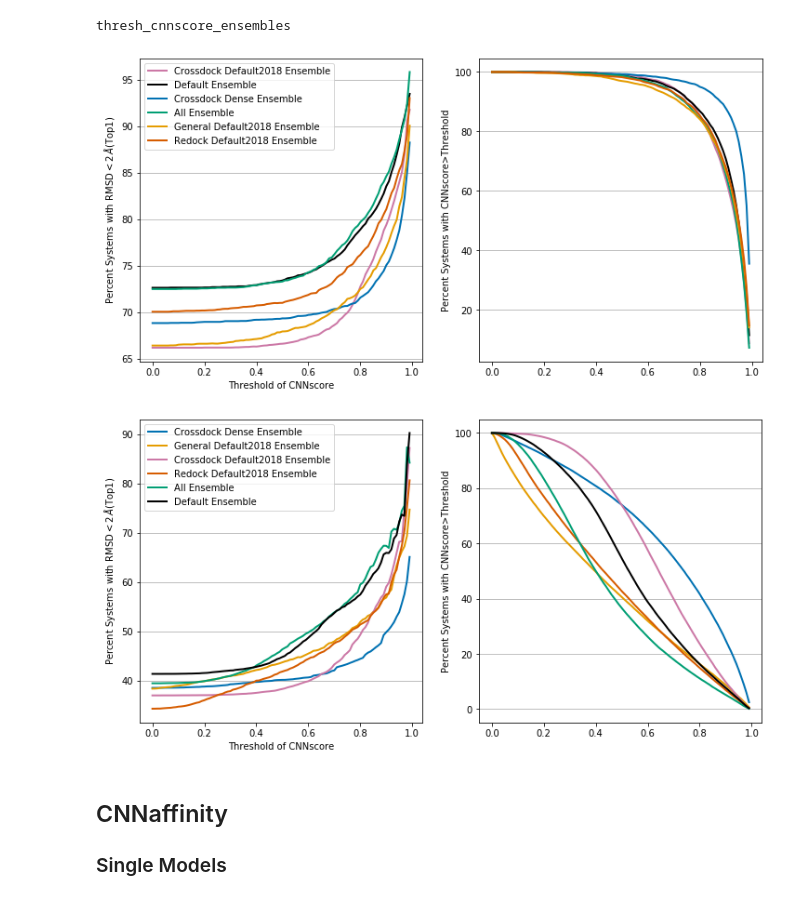
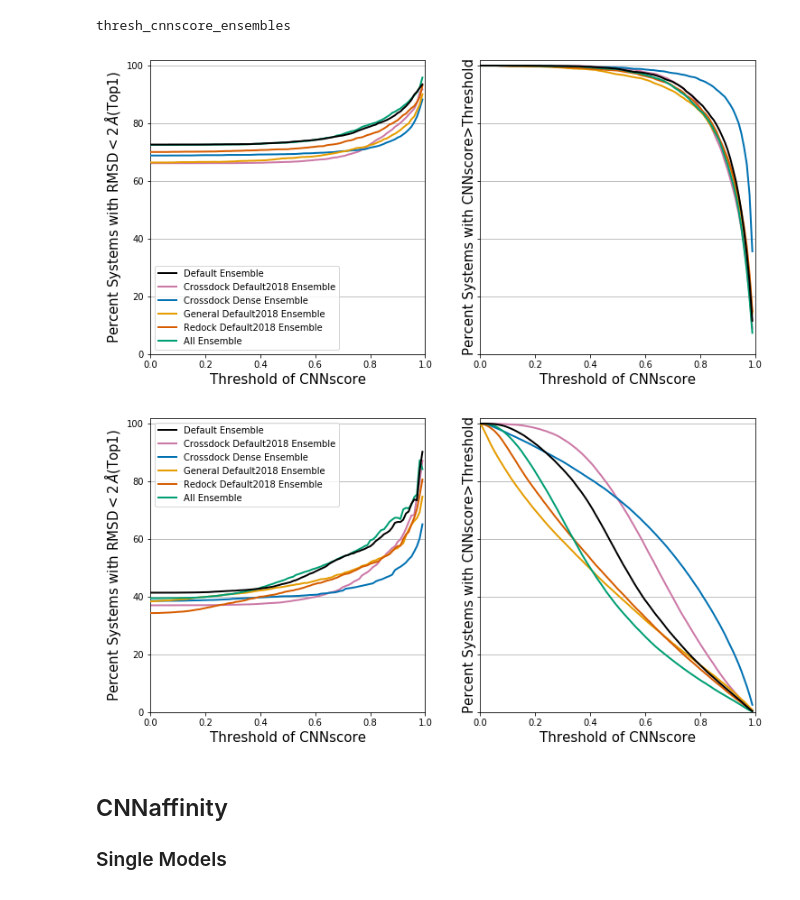
Before and after one commit to dkoes/GNINA-1.0, a Jupyter notebook: MakeFinalGraphs.ipynb, the cells around one changed output. Cells and saved outputs as stored; diff of their text form; code cells hidden in the pictures.

Commit message:
data added for benchmarking, figures added for benchmarking, updated figure making notebook accordingly

```diff
--- a/MakeFinalGraphs.ipynb
+++ b/MakeFinalGraphs.ipynb
@@ -386,7 +398,7 @@ for big_df,data_type in [(plot_df_rd,'redocking')]:
     ax.set_xlim(left=xlim)
     ax.xaxis.set_major_locator(MaxNLocator(integer=True))
     ax.tick_params(axis='both', which='major', labelsize=13)
-    ax.set_ybound(ylim[0], ylim[1])
+    ax.set_ybound(ylim[0], ylim[1]+1)
     ax.set_xlabel(xlab,fontsize=16)
     ax.set_ylabel(ylab,fontsize=16)
     plt.grid(axis='x')
@@ -413,12 +425,16 @@ refine_ensembles_line
 # %%
 for big_df,data_type in [(plot_df_rd,'redocking')]:
     ax = plt.figure(figsize=[8,7]).gca()
-    for col in big_df.columns:
+    for i,col in enumerate(big_df.columns):
+        if 'Default Ensemble' in col:
+            zorder = 10
+        else:
+            zorder = i+1
         rang = list(range(1,big_df[col].fillna(0).astype(bool).sum()+1))
         ls = get_linestyle(col)
         lw = get_linewidth(col)
         c = color_dict[col.replace(' Ensemble','')]
-        p = plt.plot(rang, big_df[col], label=col,c=c,linestyle=ls,linewidth=lw)
+        p = plt.plot(rang, big_df[col], label=col,c=c,linestyle=ls,linewidth=lw,zorder=zorder)
     ax.set_xlim(left=xlim)
     ax.xaxis.set_major_locator(MaxNLocator(integer=True))
     ax.tick_params(axis='both', which='major', labelsize=13)
@@ -490,7 +506,7 @@ print(figname)
 thresh_cnnscore_single_models
 # %%
 for big_df,data_type in [(plot_df_rd,'redocking'),(plot_df_cd,'crossdocking')]:
-    fig, (ax1,ax2) = plt.subplots(1,2,figsize=[12,6])
+    fig, (ax1,ax2) = plt.subplots(1,2,figsize=[12,6],sharex=True,sharey=True)
     rang= list(big_df.index)
     for c in [col for col in big_df.columns if 'Good' in col]:
         model = c.replace(' Good','')
@@ -500,11 +516,14 @@ for big_df,data_type in [(plot_df_rd,'redocking'),(plot_df_cd,'crossdocking')]:
 
         ax1.plot(rang,big_df[f'{model} Good'],label=model,color=c,linestyle=ls,linewidth=lw)
         ax2.plot(rang,big_df[f'{model} Left'],label=model,color=c,linestyle=ls,linewidth=lw)
-    ax1.set_xlabel('Threshold of CNNscore')
+    ax1.set_xlabel('Threshold of CNNscore',fontsize=15)
+    ax2.set_xlabel('Threshold of CNNscore',fontsize=15)
     ax1.grid(b=True,axis='y',which='major')
     ax1.legend()
-    ax1.set_ylabel(r'Percent Systems with RMSD$<2\,\AA$(Top1)')
-    ax2.set_ylabel('Percent Systems with CNNscore>Threshold')
+    ax1.set_xlim(0,1)
+    ax1.set_ylim(0,102)
+    ax1.set_ylabel(r'Percent Systems with RMSD$<2\,\AA$(Top1)',fontsize=15)
+    ax2.set_ylabel('Percent Systems with CNNscore>Threshold',fontsize=15)
     # box = ax1.get_position()
     # ax1.set_position([box.x0, box.y0, box.width * 0.8, box.height])
 
@@ -530,31 +549,37 @@ print(figname)
 thresh_cnnscore_ensembles
 # %%
 for big_df,data_type in [(plot_df_rd,'redocking'),(plot_df_cd,'crossdocking')]:
-    fig, (ax1,ax2) = plt.subplots(1,2,figsize=[12,6])
+    fig, (ax1,ax2) = plt.subplots(1,2,figsize=[12,6],sharex=True,sharey=True)
     rang= list(big_df.index)
-    for c in [col for col in big_df.columns if 'Good' in col]:
+    for i,c in enumerate([col for col in big_df.columns if 'Good' in col]):
         model = c.replace(' Good','')
         c = color_dict[model.replace(' Ensemble','')]
         ls = get_linestyle(model)
         lw = get_linewidth(model)
-
-        ax1.plot(rang,big_df[f'{model} Good'],label=model,color=c,linestyle=ls,linewidth=lw)
-        ax2.plot(rang,big_df[f'{model} Left'],label=model,color=c,linestyle=ls,linewidth=lw)
-    ax1.set_xlabel('Threshold of CNNscore')
+        if 'Default Ensemble' == model:
+            zorder = 10
+        else:
+            zorder = i+1
+        ax1.plot(rang,big_df[f'{model} Good'],label=model,color=c,linestyle=ls,linewidth=lw,zorder=zorder)
+        ax2.plot(rang,big_df[f'{model} Left'],label=model,color=c,linestyle=ls,linewidth=lw,zorder=zorder)
+    ax1.set_xlabel('Threshold of CNNscore',fontsize=15)
+    ax2.set_xlabel('Threshold of CNNscore',fontsize=15)
     ax1.grid(b=True,axis='y',which='major')
     ax1.legend()
-    ax1.set_ylabel(r'Percent Systems with RMSD$<2\,\AA$(Top1)')
-    ax2.set_ylabel('Percent Systems with CNNscore>Threshold')
+    ax1.set_xlim(0,1)
+    ax1.set_ylim(0,102)
+    ax1.set_ylabel(r'Percent Systems with RMSD$<2\,\AA$(Top1)',fontsize=15)
+    ax2.set_ylabel('Percent Systems with CNNscore>Threshold',fontsize=15)
     # box = ax1.get_position()
     # ax1.set_position([box.x0, box.y0, box.width * 0.8, box.height])
 
     # lgd = plt.legend(handles=legend_elements,loc='center left', bbox_to_anchor=(1.15, 0.5))
     #plt.ylim(60,100)
     ax2.grid(b=True,axis='y',which='major')
     plt.savefig(f'/home/anm329/GNINA-1.0/figures/{data_type}/{figname}.png', dpi=300)
 # %% [output]
-[figure, old version]
+[figure, new version]
-[figure, old version]
+[figure, new version]
 # %%
 plot_df_rd.to_csv(f'/home/anm329/GNINA-1.0/data/redocking/{filename}')
 plot_df_cd.to_csv(f'/home/anm329/GNINA-1.0/data/crossdocking/{filename}')
```
Also changed, not shown: parts of 34 cells of this notebook, 21 other files.
